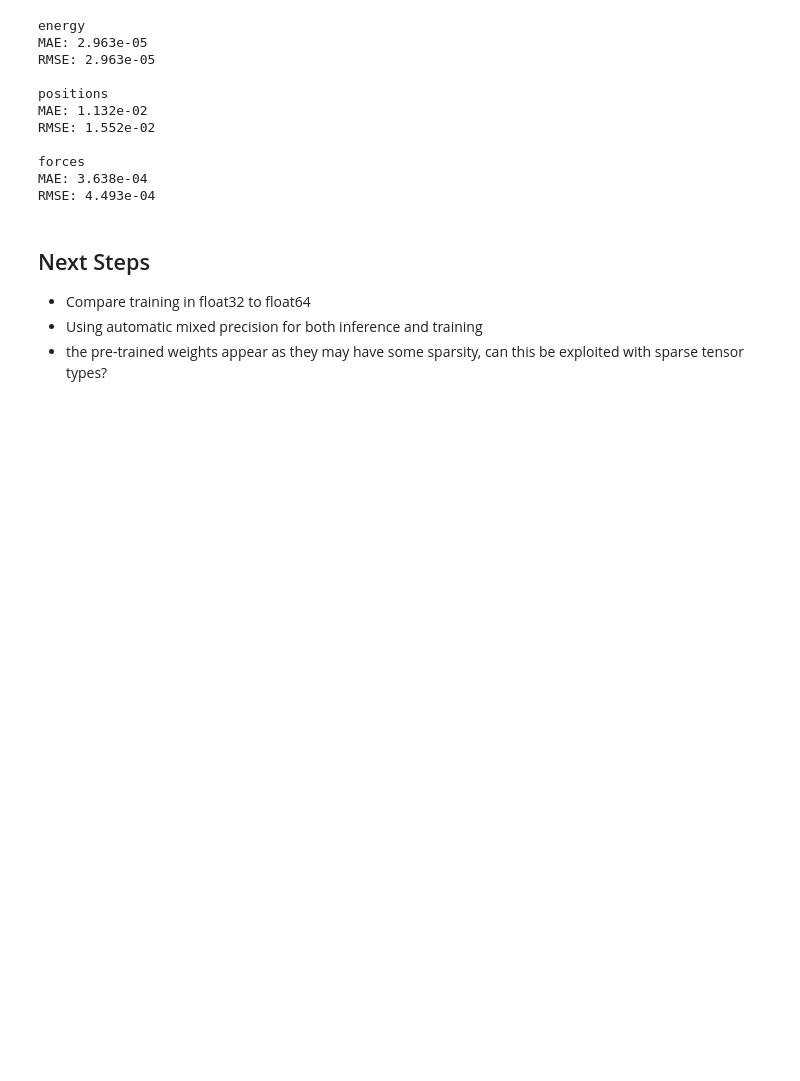
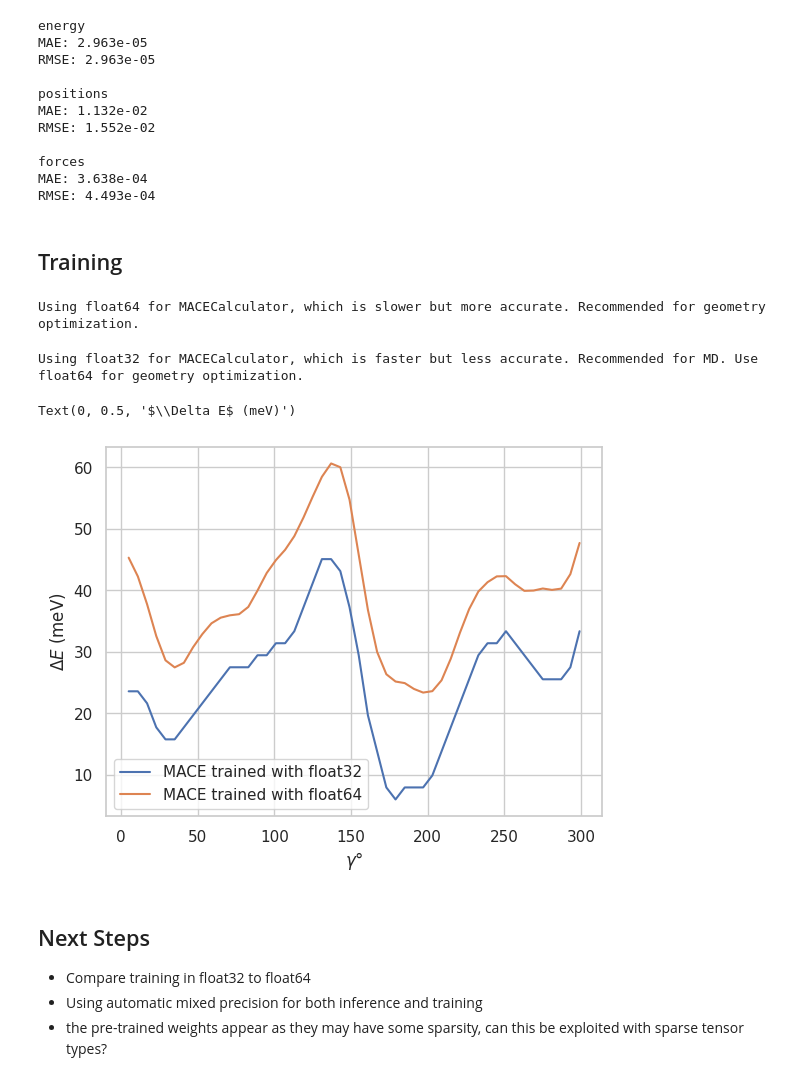
Before and after one commit to hatemhelal/mace, a Jupyter notebook: experiments/mp_numerics.ipynb, the cells around one changed output. Saved outputs shown, nothing was run; the diff lists cells and outputs as text; code cells hidden in the pictures; blank space fills up the shorter version.

Commit message:
revised training on 3bpa

```diff
--- a/experiments/mp_numerics.ipynb
+++ b/experiments/mp_numerics.ipynb
@@ -310,6 +309,38 @@ RMSE: 1.552e-02
 forces
 MAE: 3.638e-04
 RMSE: 4.493e-04
+# %% [markdown]
+## Training
+# %%
+checkpoint = "3bpa/model_fp64_swa.model"
+out_fp64 = potential_energy(subset, torch.float64, "cuda", model=checkpoint)
+
+checkpoint = "3bpa/model_fp32_swa.model"
+out_fp32 = potential_energy(subset, torch.float32, "cuda", model=checkpoint)
+# %% [output]
+Using float64 for MACECalculator, which is slower but more accurate. Recommended for geometry optimization.
+Using float32 for MACECalculator, which is faster but less accurate. Recommended for MD. Use float64 for geometry optimization.
+# %%
+E = np.array([d.info["energy"] for d in subset])
+E0 = np.min(E)
+E = E - E0
+ref = E
+fp64 = out_fp64["Energy (eV)"] - E0
+fp32 = out_fp32["Energy (eV)"] - E0
+df = pd.DataFrame(
+    {
+        "$\gamma \degree$": angles[:, 2],
+        "MACE trained with float32": 1e3 * fp32,
+        "MACE trained with float64": 1e3 * fp64,
+        # "DFT reference": 1e3 * ref,
+    }
+)
+df = df.set_index("$\gamma \degree$")
+sns.lineplot(data=df, dashes=False)
+plt.ylabel("$\Delta E$ (meV)")
+# %% [output]
+Text(0, 0.5, '$\\Delta E$ (meV)')
+[figure, added]
 # %% [markdown]
 ## Next Steps
 
```
Also changed, not shown: parts of 1 cell of this notebook.
